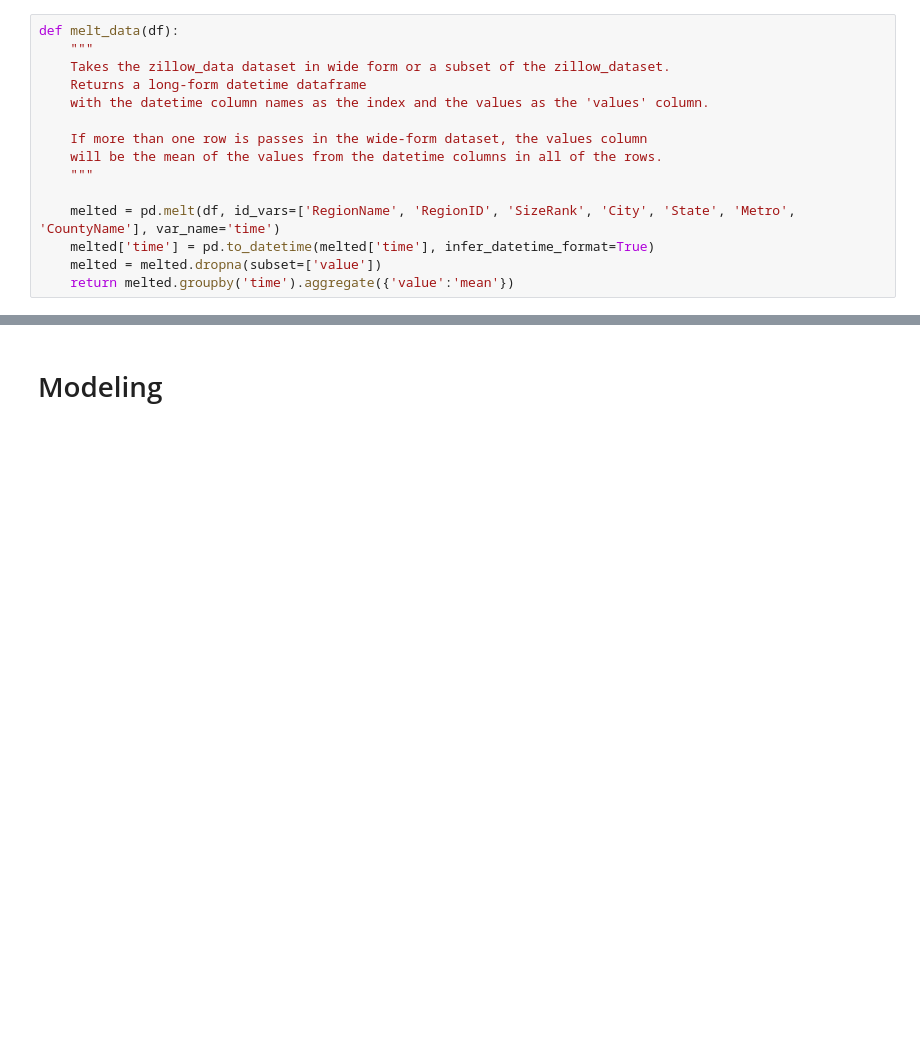
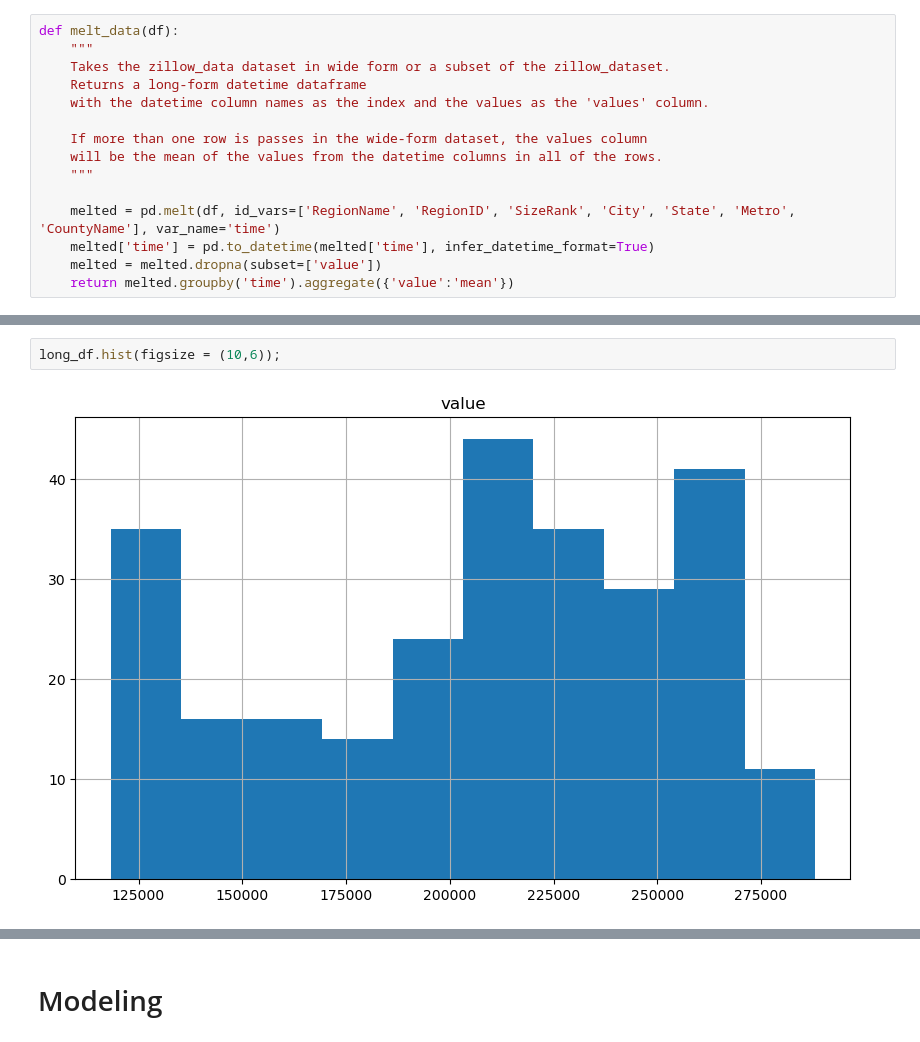
Before and after one commit to lalynjay/Time_series_analysis, a Jupyter notebook: Time_series_analysis.ipynb, the cells around one changed output, grey strips where cells are left out. Cells and saved outputs as stored; diff of their text form; blank space fills up the shorter version.

```diff
--- a/Time_series_analysis.ipynb
+++ b/Time_series_analysis.ipynb
@@ -132,0 +187,4 @@ def melt_data(df):
+# %%
+long_df.hist(figsize = (10,6));
+# %% [output]
+[figure, added]
```
Also changed, not shown: parts of 8 cells of this notebook.
